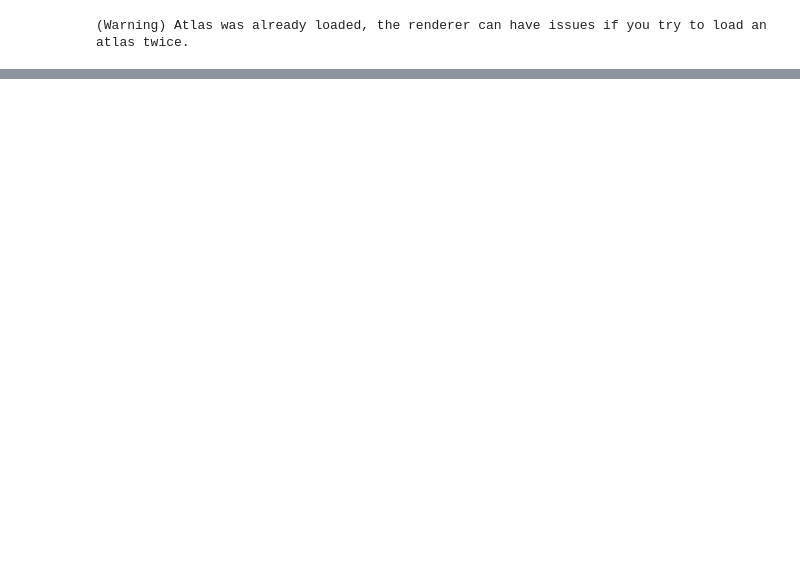
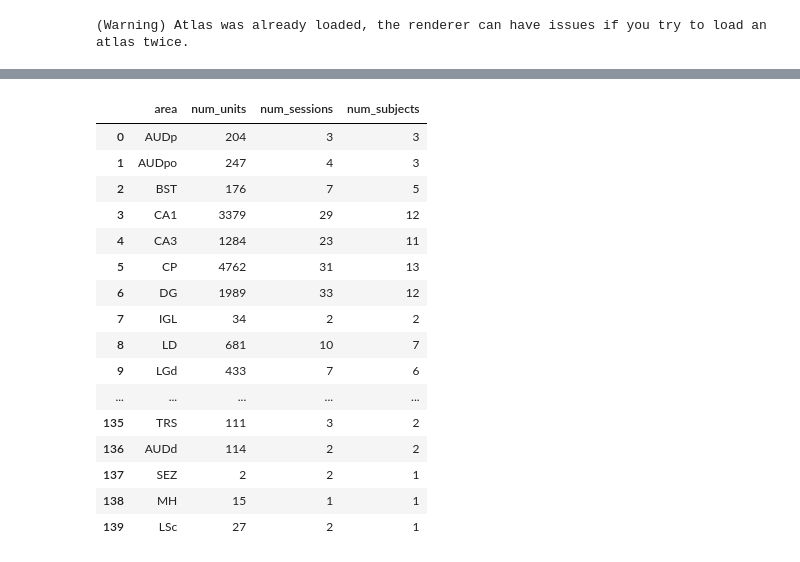
Before and after one commit to AllenInstitute/dynamicrouting-summary, a Jupyter notebook: src/dynamicrouting_summary/area_trajectories.ipynb, the cells around one changed output, grey strips where cells are left out. Saved outputs shown, nothing was run; the diff lists cells and outputs as text; code cells hidden in the pictures; blank space fills up the shorter version.

```diff
--- a/src/dynamicrouting_summary/area_trajectories.ipynb
+++ b/src/dynamicrouting_summary/area_trajectories.ipynb
@@ -52,8 +53,9 @@ id: int64
 -- schema metadata --
 pandas: '{"index_columns": ["id"], "column_indexes": [{"name": null, "fie' + 5763
 # %%
-units_structures = units.read(columns=['structure', 'location', 'peak_channel', 'subject_id', 'session_idx', 'date']).to_pandas()
+units_structures = units.read(columns=['structure', 'location', 'peak_channel', 'subject_id', 'session_idx', 'date',
+                                       'ccf_ap', 'ccf_dv', 'ccf_ml']).to_pandas()
 units_structures_with_bools = dr.add_bool_columns(units_structures)
 units_structures_with_bools.dropna(inplace=True)
-units_structures_with_bools
+units_structures_with_bools.columns
 # %% [output]
@@ -87,3 +73,3 @@ Dropdown(description='CCF Structure Area', options=('ACAd', 'ACAv', 'AD', 'AId',
 # %%
-area = area_dropdown.value
 units_structures_with_bools_dr = units_structures_with_bools[units_structures_with_bools['is_dynamic_routing'] == True]
+units_structures_with_bools_dr.columns
@@ -124,0 +161,31 @@ urchin.ccf25.set_alphas(area_list, 0.2, "left")
+# %%
+counts = {'area': [], 'num_units': [], 'num_sessions': [], 'num_subjects': []}
+units_structure_areas_no_white_matter = units_structures_with_bools_dr[~(units_structures_with_bools_dr['structure'].str.islower())]
+for area in units_structure_areas_no_white_matter['structure'].unique():
+    units_structure_areas = units_structure_areas_no_white_matter[units_structure_areas_no_white_matter['structure'] == area]
+    counts['area'].append(area)
+    counts['num_sessions'].append(len(units_structure_areas['session_id'].unique()))
+    counts['num_subjects'].append(len(units_structure_areas['subject_id'].unique()))
+    counts['num_units'].append(len(units_structure_areas))
+
+df_counts = pd.DataFrame(counts)
+# %%
+df_counts.style.applymap(lambda x: 'background-color : red' if x>=3 else '', subset=['num_subjects']).applymap(lambda x: 'background-color : red' if x>150 else '', subset=['num_units'])
+# %% [output]
+|  | area | num_units | num_sessions | num_subjects |
+| 0 | AUDp | 204 | 3 | 3 |
+| 1 | AUDpo | 247 | 4 | 3 |
+| 2 | BST | 176 | 7 | 5 |
+| 3 | CA1 | 3379 | 29 | 12 |
+| 4 | CA3 | 1284 | 23 | 11 |
+| 5 | CP | 4762 | 31 | 13 |
+| 6 | DG | 1989 | 33 | 12 |
+| 7 | IGL | 34 | 2 | 2 |
+| 8 | LD | 681 | 10 | 7 |
+| 9 | LGd | 433 | 7 | 6 |
+| ... | ... | ... | ... | ... |
+| 135 | TRS | 111 | 3 | 2 |
+| 136 | AUDd | 114 | 2 | 2 |
+| 137 | SEZ | 2 | 2 | 1 |
+| 138 | MH | 15 | 1 | 1 |
+| 139 | LSc | 27 | 2 | 1 |
```
Also changed, not shown: parts of 15 cells of this notebook, 1 other file.
